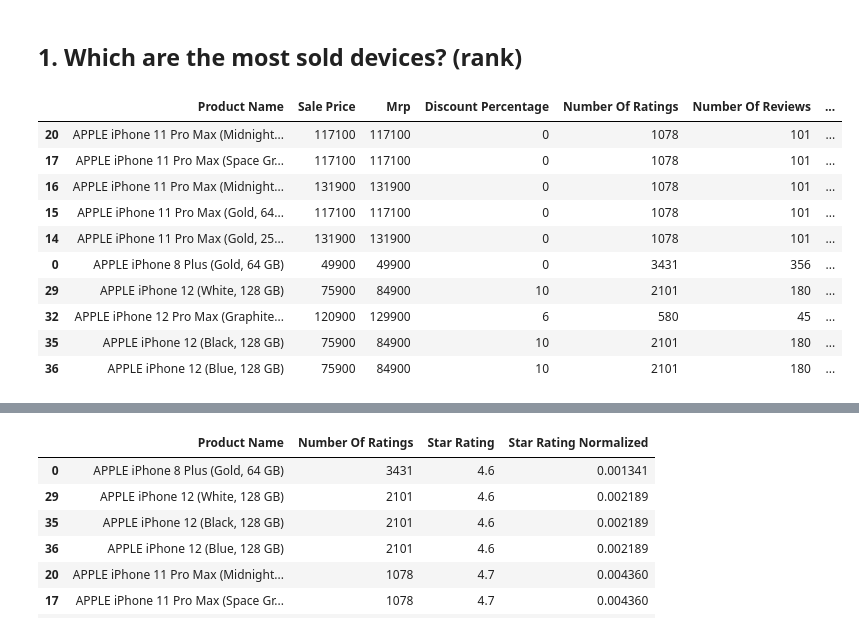
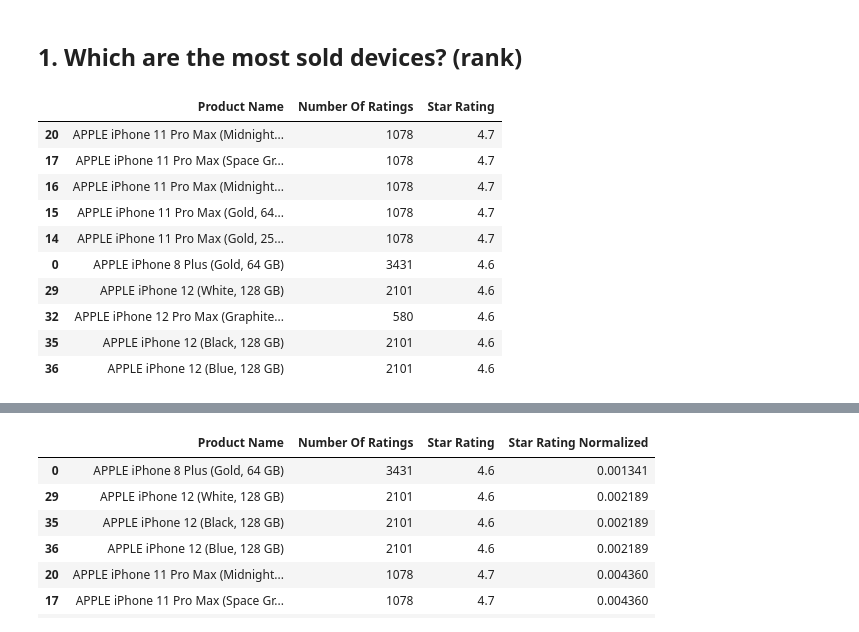
Before and after one commit to dav7deRouge/Portfolio-projects, a Jupyter notebook: Iphone Sales Analysis/IphoneSalesAnalysis.ipynb, the cells around one changed output, grey strips where cells are left out. Cells and saved outputs as stored; diff of their text form; code cells hidden in the pictures.

```diff
--- a/Iphone Sales Analysis/IphoneSalesAnalysis.ipynb
+++ b/Iphone Sales Analysis/IphoneSalesAnalysis.ipynb
@@ -103,19 +103,19 @@ dataset
 # %%
 # Dataframe with top 10 rated devices
 topDevices = dataset.sort_values(by = "Star Rating", ascending = False).head(10)
-topDevices
+topDevices[["Product Name", "Number Of Ratings", "Star Rating"]]
 # %% [output]
-|  | Product Name | Sale Price | Mrp | Discount Percentage | Number Of Ratings | Number Of Reviews | ... |
-| 20 | APPLE iPhone 11 Pro Max (Midnight... | 117100 | 117100 | 0 | 1078 | 101 | ... |
-| 17 | APPLE iPhone 11 Pro Max (Space Gr... | 117100 | 117100 | 0 | 1078 | 101 | ... |
-| 16 | APPLE iPhone 11 Pro Max (Midnight... | 131900 | 131900 | 0 | 1078 | 101 | ... |
-| 15 | APPLE iPhone 11 Pro Max (Gold, 64... | 117100 | 117100 | 0 | 1078 | 101 | ... |
-| 14 | APPLE iPhone 11 Pro Max (Gold, 25... | 131900 | 131900 | 0 | 1078 | 101 | ... |
-| 0 | APPLE iPhone 8 Plus (Gold, 64 GB) | 49900 | 49900 | 0 | 3431 | 356 | ... |
-| 29 | APPLE iPhone 12 (White, 128 GB) | 75900 | 84900 | 10 | 2101 | 180 | ... |
-| 32 | APPLE iPhone 12 Pro Max (Graphite... | 120900 | 129900 | 6 | 580 | 45 | ... |
-| 35 | APPLE iPhone 12 (Black, 128 GB) | 75900 | 84900 | 10 | 2101 | 180 | ... |
-| 36 | APPLE iPhone 12 (Blue, 128 GB) | 75900 | 84900 | 10 | 2101 | 180 | ... |
+|  | Product Name | Number Of Ratings | Star Rating |
+| 20 | APPLE iPhone 11 Pro Max (Midnight... | 1078 | 4.7 |
+| 17 | APPLE iPhone 11 Pro Max (Space Gr... | 1078 | 4.7 |
+| 16 | APPLE iPhone 11 Pro Max (Midnight... | 1078 | 4.7 |
+| 15 | APPLE iPhone 11 Pro Max (Gold, 64... | 1078 | 4.7 |
+| 14 | APPLE iPhone 11 Pro Max (Gold, 25... | 1078 | 4.7 |
+| 0 | APPLE iPhone 8 Plus (Gold, 64 GB) | 3431 | 4.6 |
+| 29 | APPLE iPhone 12 (White, 128 GB) | 2101 | 4.6 |
+| 32 | APPLE iPhone 12 Pro Max (Graphite... | 580 | 4.6 |
+| 35 | APPLE iPhone 12 (Black, 128 GB) | 2101 | 4.6 |
+| 36 | APPLE iPhone 12 (Blue, 128 GB) | 2101 | 4.6 |
 # %%
 fig = px.bar(topDevices[["Product Name", "Number Of Ratings"]].sort_values(by = "Number Of Ratings", ascending = False),
              x = "Product Name",
```
Also changed, not shown: parts of 3 cells of this notebook, 7 other files.
